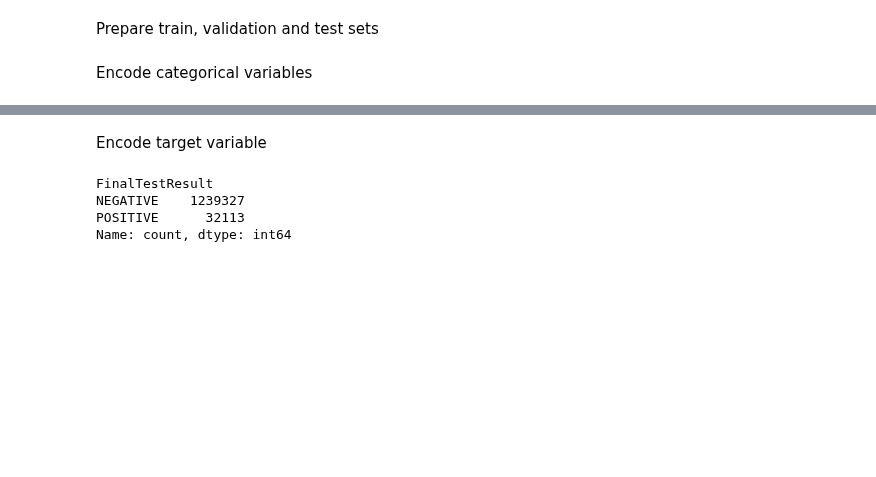
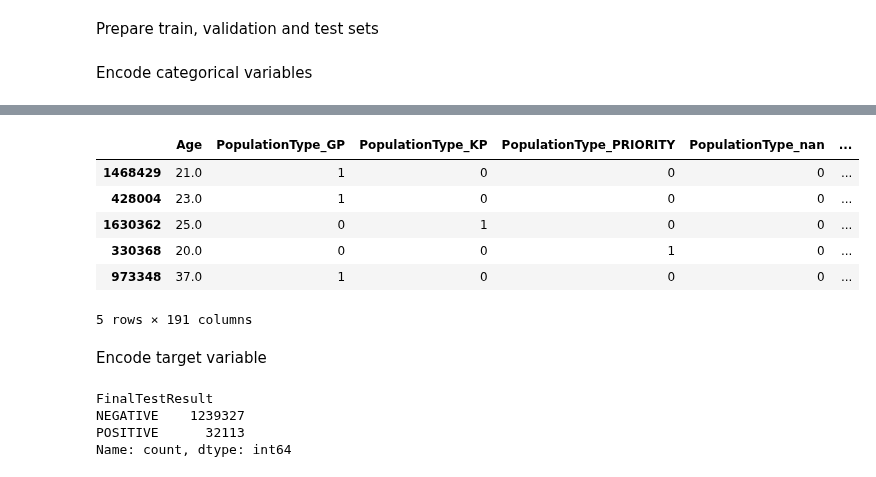
Before and after one commit to FridaOyucho/HTS-Model-, a Jupyter notebook: xGBoostModel.ipynb, the cells around one changed output, grey strips where cells are left out. Drawn from its saved outputs; the diff is of its cells as text; code cells hidden in the pictures; blank space fills up the shorter version.

```diff
--- a/xGBoostModel.ipynb
+++ b/xGBoostModel.ipynb
@@ -57,3 +202,13 @@ for col in X_train_enc.columns:
+# %%
+X_train_enc.head()
+# %% [output]
+|  | Age | PopulationType_GP | PopulationType_KP | PopulationType_PRIORITY | PopulationType_nan | ... |
+| 1468429 | 21.0 | 1 | 0 | 0 | 0 | ... |
+| 428004 | 23.0 | 1 | 0 | 0 | 0 | ... |
+| 1630362 | 25.0 | 0 | 1 | 0 | 0 | ... |
+| 330368 | 20.0 | 0 | 0 | 1 | 0 | ... |
+| 973348 | 37.0 | 1 | 0 | 0 | 0 | ... |
+5 rows × 191 columns
 # %% [markdown]
 Encode target variable
 # %%
```
Also changed, not shown: parts of 21 cells of this notebook.
